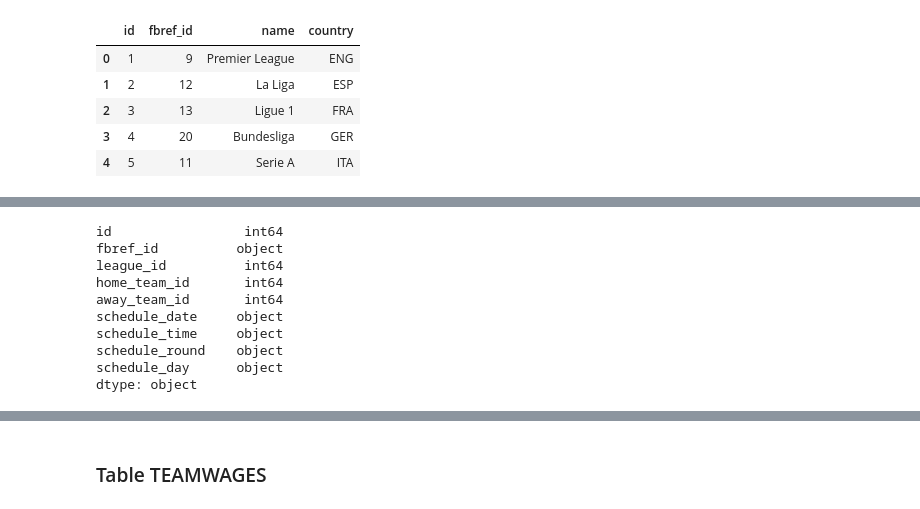
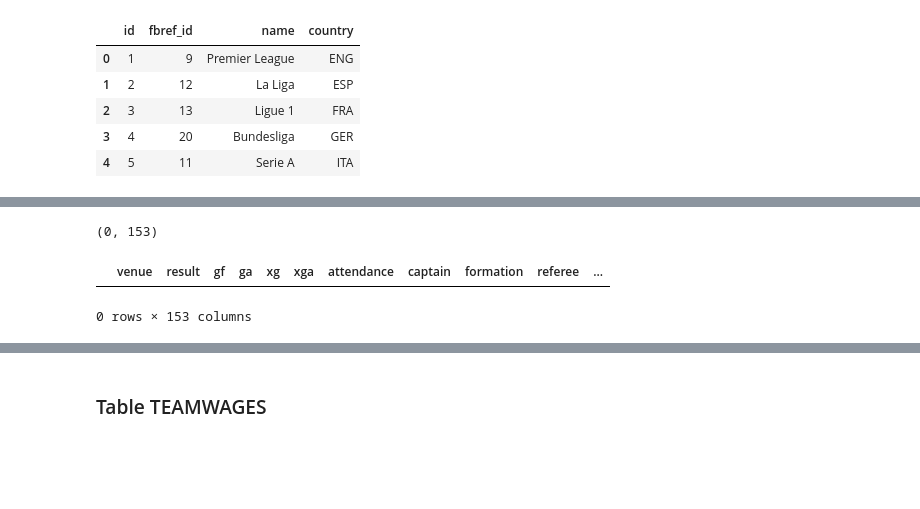
Before and after one commit to jonah-gas/DS-Project, a Jupyter notebook: database_server/db_initial_data_entry.ipynb, the cells around one changed output, grey strips where cells are left out. Drawn from its saved outputs; the diff is of its cells as text; code cells hidden in the pictures; blank space fills up the shorter version.

```diff
--- a/database_server/db_initial_data_entry.ipynb
+++ b/database_server/db_initial_data_entry.ipynb
@@ -301,13 +92,9 @@ matches_df.head()
-# %%
-matches_df.dtypes
-# %% [output]
-id                 int64
-fbref_id          object
-league_id          int64
-home_team_id       int64
-away_team_id       int64
-schedule_date     object
-schedule_time     object
-schedule_round    object
-schedule_day      object
-dtype: object
+# %%
+# check tables
+result_df = dbu.select_query("Select * from matchstats;")
+print(result_df.shape)
+result_df.head()
+# %% [output]
+(0, 153)
+|  | venue | result | gf | ga | xg | xga | attendance | captain | formation | referee | ... |
+0 rows × 153 columns
```
Also changed, not shown: parts of 41 cells of this notebook.
